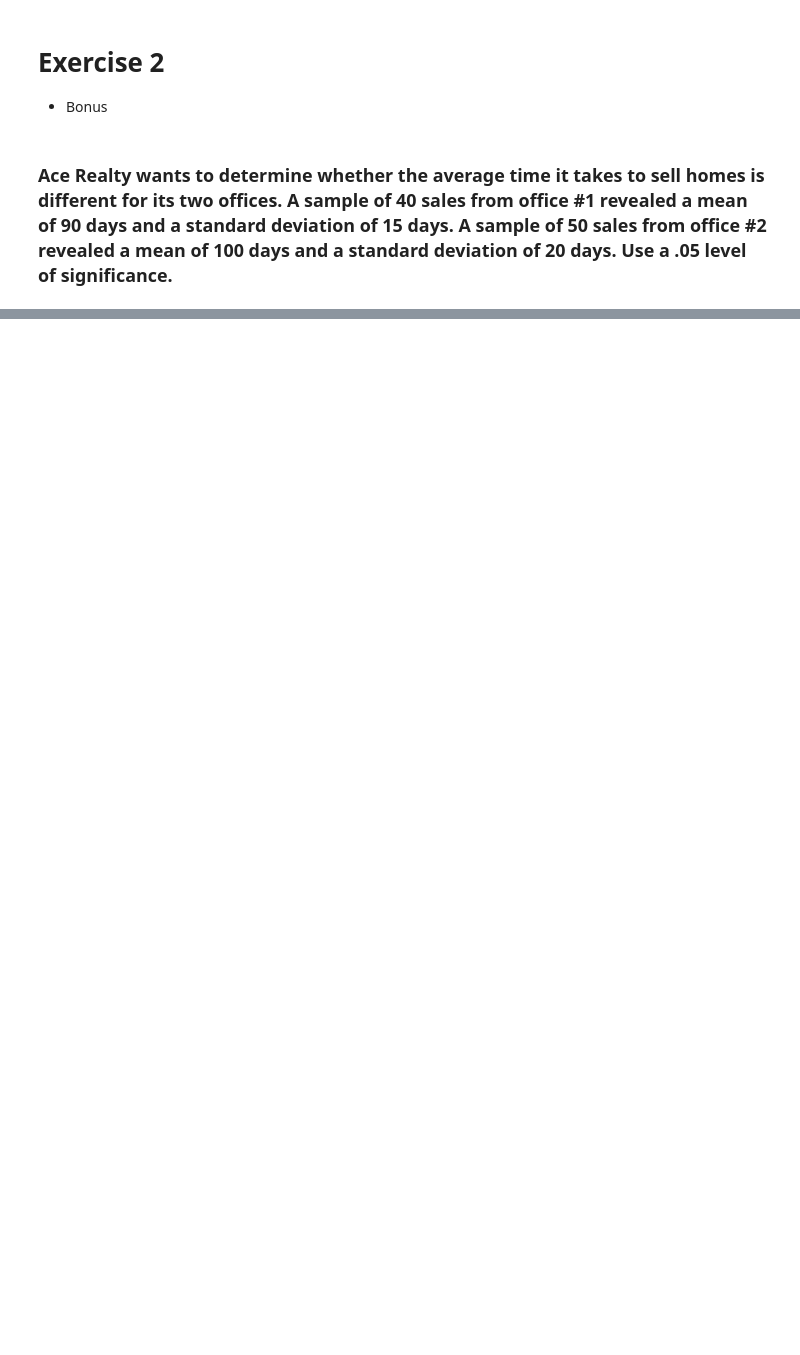
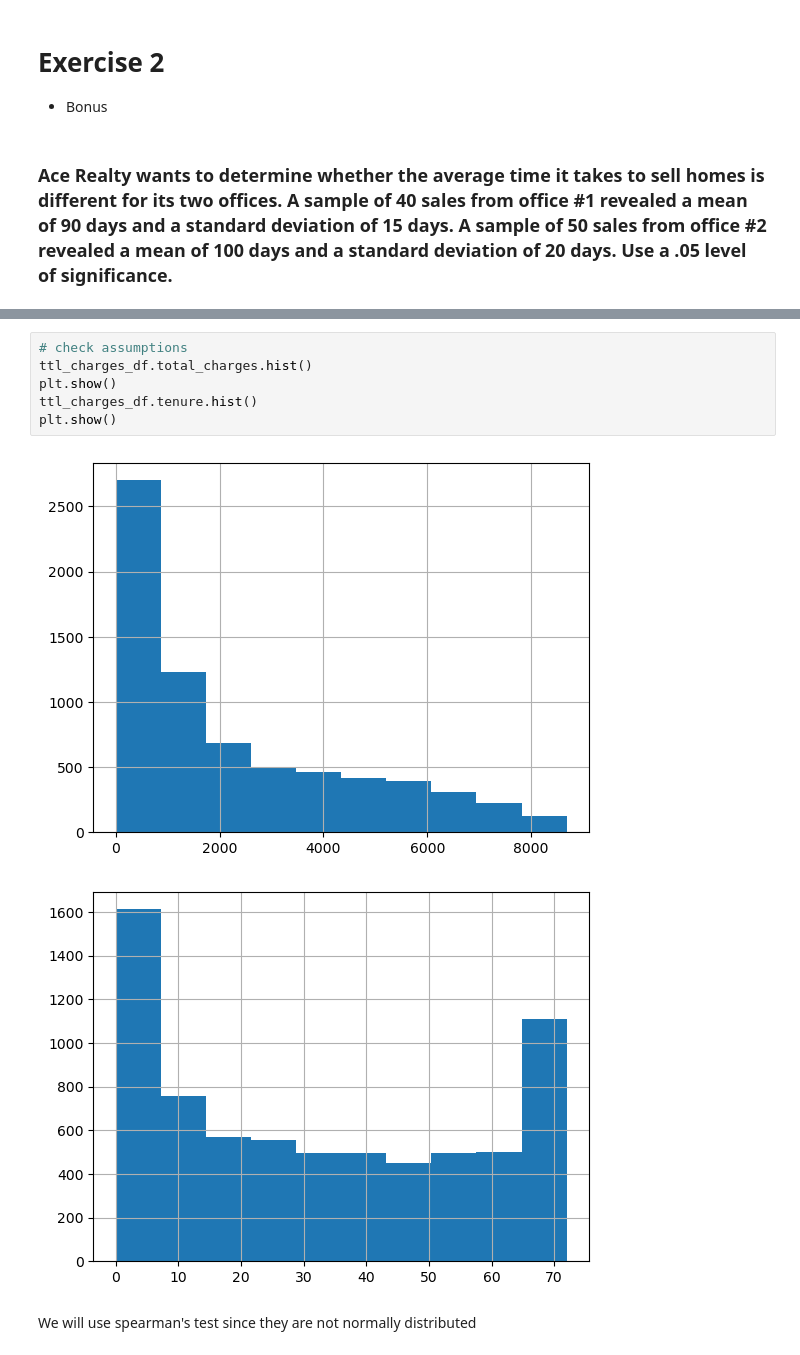
Before and after one commit to EstebanHernandez0/statistics-exercises, a Jupyter notebook: hypothesis_testing.ipynb, the cells around one changed output, grey strips where cells are left out. Drawn from its saved outputs; the diff is of its cells as text; blank space fills up the shorter version.

```diff
--- a/hypothesis_testing.ipynb
+++ b/hypothesis_testing.ipynb
@@ -270,0 +345,11 @@ We reject $H_{0}$
+# %%
+# check assumptions
+ttl_charges_df.total_charges.hist()
+plt.show()
+ttl_charges_df.tenure.hist()
+plt.show()
+# %% [output]
+[figure, added]
+[figure, added]
+# %% [markdown]
+We will use spearman's test since they are not normally distributed
```
Also changed, not shown: parts of 109 cells of this notebook, 1 other file.
